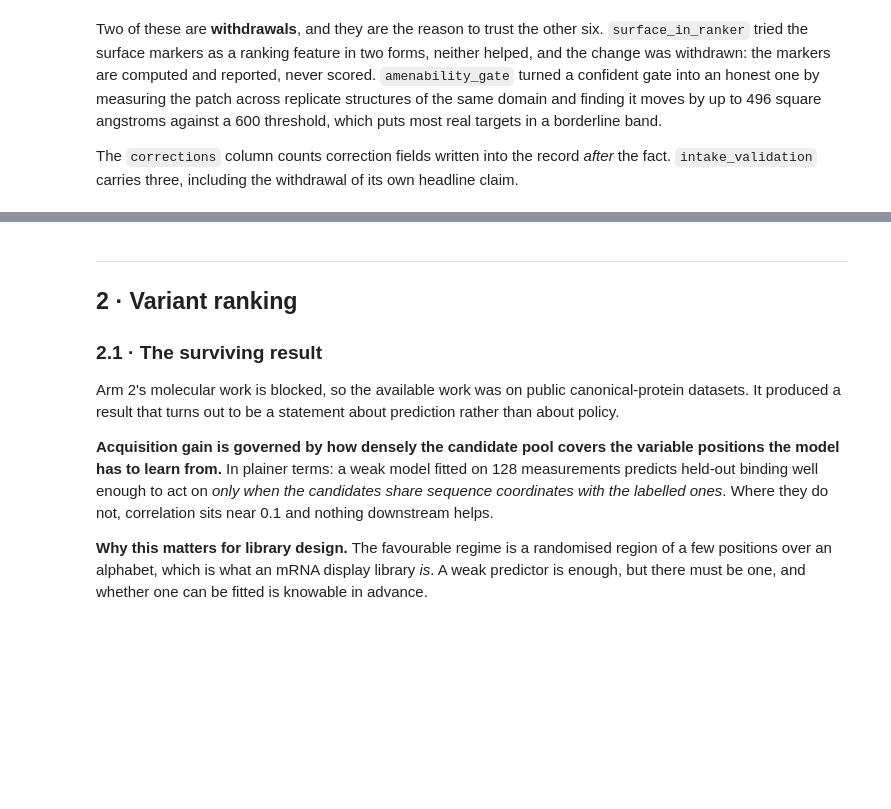
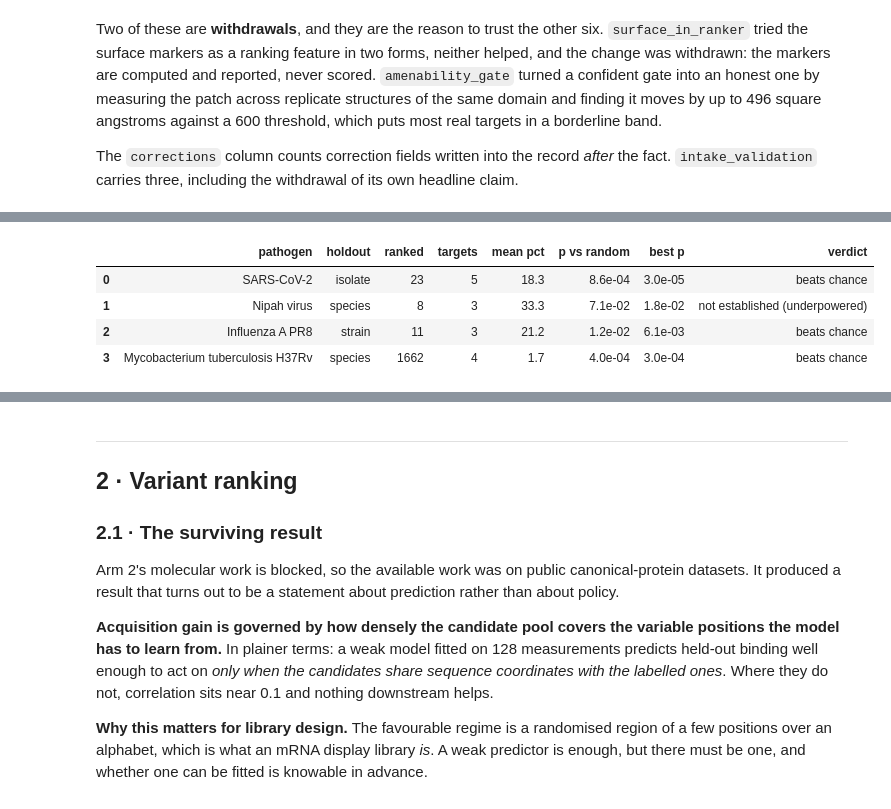
Before and after one commit to willibmwang/bind-the-unknown, a Jupyter notebook: notebooks/double_arm_mvp.ipynb, the cells around one changed output, grey strips where cells are left out. Cells and saved outputs as stored; diff of their text form; code cells hidden in the pictures; blank space fills up the shorter version.

```diff
--- a/notebooks/double_arm_mvp.ipynb
+++ b/notebooks/double_arm_mvp.ipynb
@@ -272,0 +274,83 @@ this project, and that the spread on spike RBD alone is 496 square angstroms.
+# %%
+# One knob: whose per-target rows print under the summary. Nipah is the default because it is
+# the pathogen this section exists to talk about. Any value from the pathogen column works.
+SHOW = "Nipah virus"
+
+tr = pd.read_csv(RUNS / "target_ranks.csv")
+iv = record("intake_validation")
+ck = record("cross_kingdom_intake")
+
+# Virus or bacterium is not a column, so read it off the reference each run indexed against,
+# which spells out either "reviewed viral proteins" or "reviewed bacterial proteins".
+kind = tr.reference_scope.str.extract(r"reviewed (\w+) proteins")[0]
+fams = tr.assign(kind=kind).groupby("kind").pathogen_family.unique()
+
+# Two columns read better out of the records than out of the CSV, so prefer the record where
+# it has a value and fall back to the CSV where it does not. best_attainable_p is rounded to
+# four places in the CSV, which flattens SARS-CoV-2's 3.0e-05 to 0.0000, and every organism
+# name in identified_via is cut to 40 characters there, which ends Nipah's mid-word. The
+# bacterium is a separate experiment and cross_kingdom_intake carries no rank-sum block, so
+# it keeps the CSV figure for the first of these.
+best = {c["pathogen"]: c["rank_enrichment"]["best_attainable_p"] for c in iv["cases"]}
+via = {c["pathogen"]: ", ".join(c["nearest_organisms"]) for c in iv["cases"]}
+via[ck["pathogen"]] = ck["identified_through"]      # the CSV drops the word "congeneric"
+
+# Every per-pathogen statistic repeats down that pathogen's target rows, so take the first.
+one = tr.groupby("pathogen", sort=False).first().reset_index()
+
+# adequately_powered is deliberately not a column here: verdict already carries it one for one
+# and the table has to stay readable on a projector. The count underneath is computed from it.
+summary = pd.DataFrame({
+    "pathogen": one.pathogen,
+    "holdout": one.holdout_level,
+    "ranked": one.candidate_proteins_ranked,
+    "targets": one.targets_scored_for_pathogen,
+    "mean pct": one.mean_percentile_of_targets,
+    "p vs random": [f"{p:.1e}" for p in one.rank_sum_p_vs_random],
+    "best p": [f"{best.get(p, b):.1e}" for p, b in
+               zip(one.pathogen, one.best_attainable_p_at_this_size)],
+    "verdict": one.verdict,
+})
+
+pd.set_option("display.max_colwidth", 40)
+print(f"{len(tr)} scored target rows over {len(one)} pathogens")
+for k, f in sorted(fams.items(), key=lambda kv: -len(kv[1])):   # viral first, it is 3 of the 4
+    print(f"   {k:<10}: {len(f)} {'family' if len(f) == 1 else 'families'}  "
+          f"({', '.join(sorted(f))})")
+print(f"denominator: {iv['cases'][0]['rank_enrichment']['denominator_rule']}\n")
+display(summary)
+print(f"\nunderpowered at this size: {int((~one.adequately_powered).sum())} of {len(one)}, "
+      "carrying a verdict that says not established rather than a pass or a failure.")
+
+# The bacterium's own record ranks against every gene its gene caller predicted, not against
+# the candidates the pipeline identified and ranked, so its worst row disagrees with the CSV.
+# Print the gap rather than leaving two numbers for one target in two files and no explanation.
+bac = tr[tr.pathogen == ck["pathogen"]]
+far = max(ck["first_line_drug_targets"], key=lambda t: t["rank"])
+print(f"denominator cross-check: {far['drug']} is rank {far['rank']} of "
+      f"{ck['predicted_genes']:,} predicted genes in cross_kingdom_intake, and rank "
+      f"{int(bac.pipeline_rank.max())} of {int(bac.candidate_proteins_ranked.iloc[0]):,} "
+      "here. One target, two denominators, and the fixed rule above is the one used.")
+
+# ---- one pathogen in full, per target, chosen by SHOW ----
+sub = tr[tr.pathogen == SHOW]
+if sub.empty:
+    print(f"\nSHOW = {SHOW!r} is not in the file. Pick one of: {', '.join(one.pathogen)}")
+else:
+    r = sub.iloc[0]
+    seg = "segment" if r.genome_segments == 1 else "segments"
+    art = "an" if r.holdout_level[0] in "aeiou" else "a"
+    print(f"\n{r.pathogen}  ·  {r.genome_accession}  ·  {r.genome_nt:,} nt in "
+          f"{r.genome_segments} {seg}, called by {r.gene_caller}")
+    print(f"reference : {r.reference_scope} minus {r.holdout_removed}, "
+          f"{art} {r.holdout_level}-level holdout")
+    print(f"found via : {via.get(r.pathogen, r.identified_via)}")
+    print(f"verdict   : {r.verdict}\n")
+    display(sub[["target_protein", "pipeline_rank", "top_percent",
+                 "drug_or_antibody", "drug_status"]].reset_index(drop=True))
+    if isinstance(r.caveat, str):
+        print("\ncaveat carried in the file for this pathogen:")
+        for line in re.findall(r".{1,86}(?:\s|$)", r.caveat):
+            if line.strip():
+                print("   ", line.strip())
+# %% [output]
@@ -272,0 +361,5 @@ this project, and that the spread on spike RBD alone is 496 square angstroms.
+|  | pathogen | holdout | ranked | targets | mean pct | p vs random | best p | verdict |
+| 0 | SARS-CoV-2 | isolate | 23 | 5 | 18.3 | 8.6e-04 | 3.0e-05 | beats chance |
+| 1 | Nipah virus | species | 8 | 3 | 33.3 | 7.1e-02 | 1.8e-02 | not established (underpowered) |
+| 2 | Influenza A PR8 | strain | 11 | 3 | 21.2 | 1.2e-02 | 6.1e-03 | beats chance |
+| 3 | Mycobacterium tuberculosis H37Rv | species | 1662 | 4 | 1.7 | 4.0e-04 | 3.0e-04 | beats chance |
```
Also changed, not shown: parts of 20 cells of this notebook.
